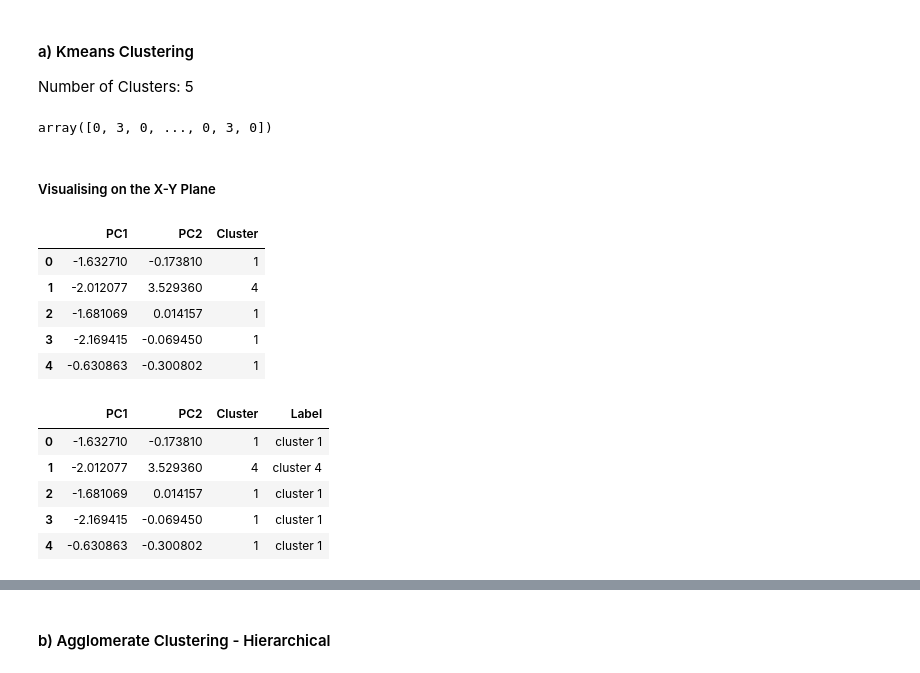
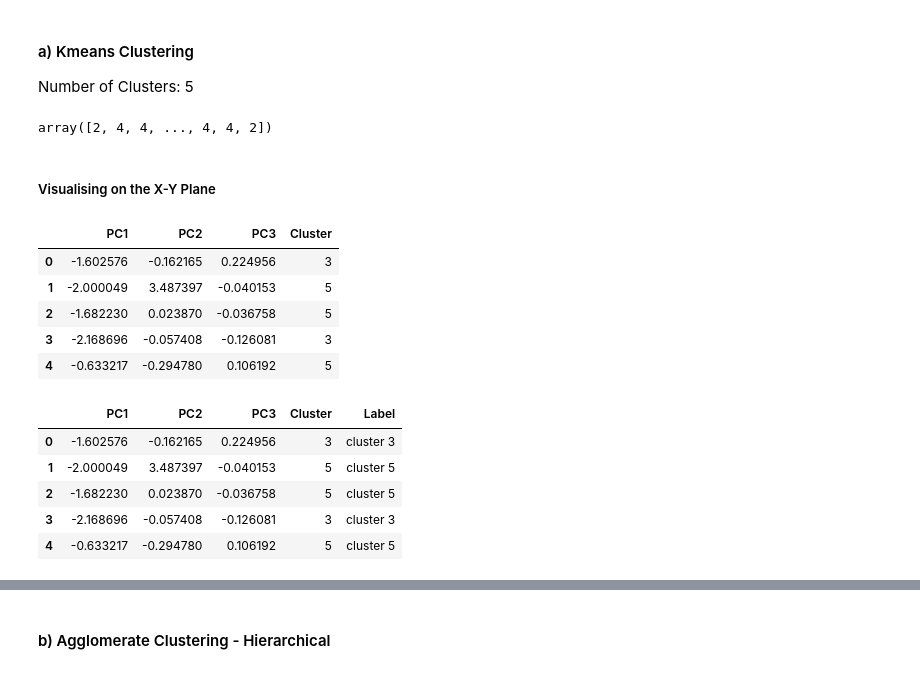
Before and after one commit to shelovescode000/CustomerSegmentationProject, a Jupyter notebook: Customer Segmentation.ipynb, the cells around one changed output, grey strips where cells are left out. Drawn from its saved outputs; the diff is of its cells as text; code cells hidden in the pictures.

```diff
--- a/Customer Segmentation.ipynb
+++ b/Customer Segmentation.ipynb
@@ -606,11 +606,13 @@ freq_cod_prov = (newdata.groupby('cod_prov').size())/len(newdata)
 freq_nomprov = (newdata.groupby('nomprov').size())/len(newdata)
 freq_pais_residencia = (newdata.groupby('pais_residencia').size())/len(newdata)
 freq_canal_entrada = (newdata.groupby('canal_entrada').size())/len(newdata)
+freq_ind_empleado = (newdata.groupby('ind_empleado').size())/len(newdata)
 
 newdata.loc[:,'cod_prov'] = newdata['cod_prov'].map(freq_cod_prov)
 newdata.loc[:,'nomprov'] = newdata['nomprov'].map(freq_nomprov)
 newdata.loc[:,'pais_residencia'] = newdata['pais_residencia'].map(freq_pais_residencia)
 newdata.loc[:,'canal_entrada'] = newdata['canal_entrada'].map(freq_canal_entrada)
+newdata.loc[:,'ind_empleado'] = newdata['ind_empleado'].map(freq_ind_empleado)
 # %%
 #label Encoding: Ordinal variables
 #indrel, indrel_1mes, tiprel_1mes
@@ -736,37 +738,37 @@ kmeans.fit(newscaleddata)
 clusters = kmeans.labels_
 clusters
 # %% [output]
-array([0, 3, 0, ..., 0, 3, 0])
+array([2, 4, 4, ..., 4, 4, 2])
 # %% [markdown]
 #####  Visualising on the X-Y Plane
 # %%
 # initializing
-pca = PCA(n_components=2, random_state=0)
+pca = PCA(n_components=3, random_state=0)
 
 # Fititing the model
 principal_components = pca.fit_transform(newscaleddata)
-principal_componentsDF = pd.DataFrame(principal_components,columns=['PC1','PC2'])
+principal_componentsDF = pd.DataFrame(principal_components,columns=['PC1','PC2','PC3'])
 principal_componentsDF["Cluster"]=clusters+1
 
 ## Viewing the Data
 principal_componentsDF.head()
 # %% [output]
-|  | PC1 | PC2 | Cluster |
-| 0 | -1.632710 | -0.173810 | 1 |
-| 1 | -2.012077 | 3.529360 | 4 |
-| 2 | -1.681069 | 0.014157 | 1 |
-| 3 | -2.169415 | -0.069450 | 1 |
-| 4 | -0.630863 | -0.300802 | 1 |
+|  | PC1 | PC2 | PC3 | Cluster |
+| 0 | -1.602576 | -0.162165 | 0.224956 | 3 |
+| 1 | -2.000049 | 3.487397 | -0.040153 | 5 |
+| 2 | -1.682230 | 0.023870 | -0.036758 | 5 |
+| 3 | -2.168696 | -0.057408 | -0.126081 | 3 |
+| 4 | -0.633217 | -0.294780 | 0.106192 | 5 |
 # %%
 principal_componentsDF["Label"]= principal_componentsDF["Cluster"].map({1:"cluster 1",2:"cluster 2",3:"cluster 3",4:"cluster 4",5:"cluster 5"})
 principal_componentsDF.head(5)
 # %% [output]
-|  | PC1 | PC2 | Cluster | Label |
-| 0 | -1.632710 | -0.173810 | 1 | cluster 1 |
-| 1 | -2.012077 | 3.529360 | 4 | cluster 4 |
-| 2 | -1.681069 | 0.014157 | 1 | cluster 1 |
-| 3 | -2.169415 | -0.069450 | 1 | cluster 1 |
-| 4 | -0.630863 | -0.300802 | 1 | cluster 1 |
+|  | PC1 | PC2 | PC3 | Cluster | Label |
+| 0 | -1.602576 | -0.162165 | 0.224956 | 3 | cluster 3 |
+| 1 | -2.000049 | 3.487397 | -0.040153 | 5 | cluster 5 |
+| 2 | -1.682230 | 0.023870 | -0.036758 | 5 | cluster 5 |
+| 3 | -2.168696 | -0.057408 | -0.126081 | 3 | cluster 3 |
+| 4 | -0.633217 | -0.294780 | 0.106192 | 5 | cluster 5 |
 # %%
 plt.figure(figsize=(10,20))
 ax=sns.lmplot(data=principal_componentsDF,x="PC1",y="PC2",hue="Label",fit_reg=False,legend=True, legend_out=True)
```
Also changed, not shown: parts of 4 cells of this notebook, 3 other files.
